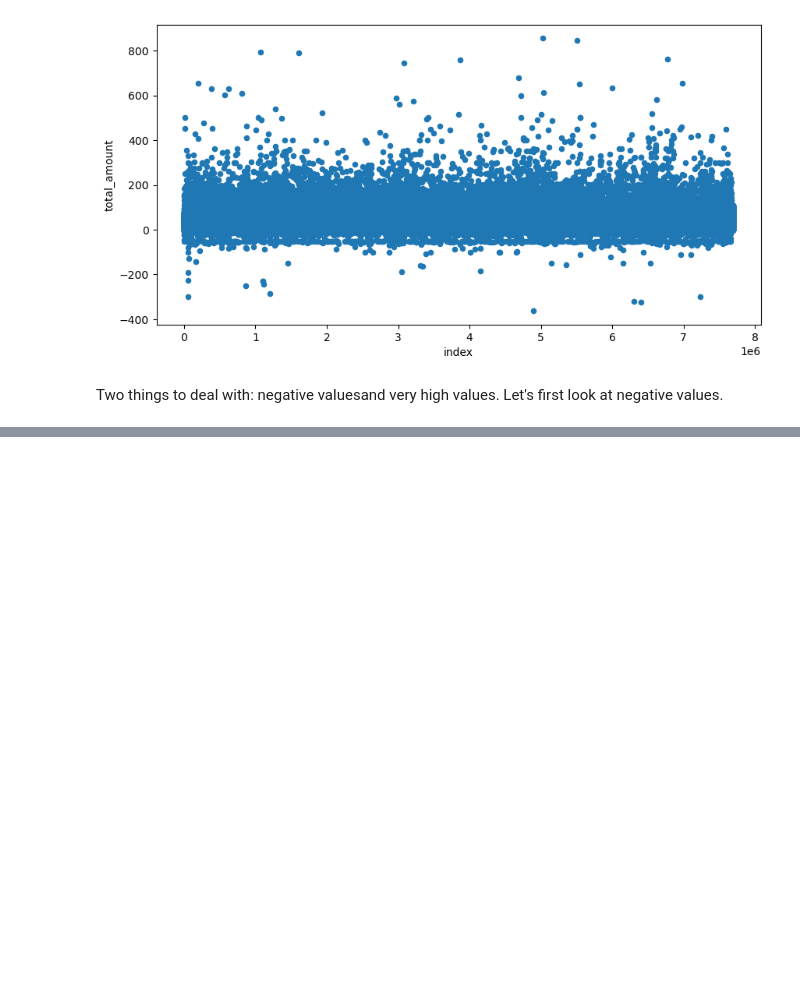
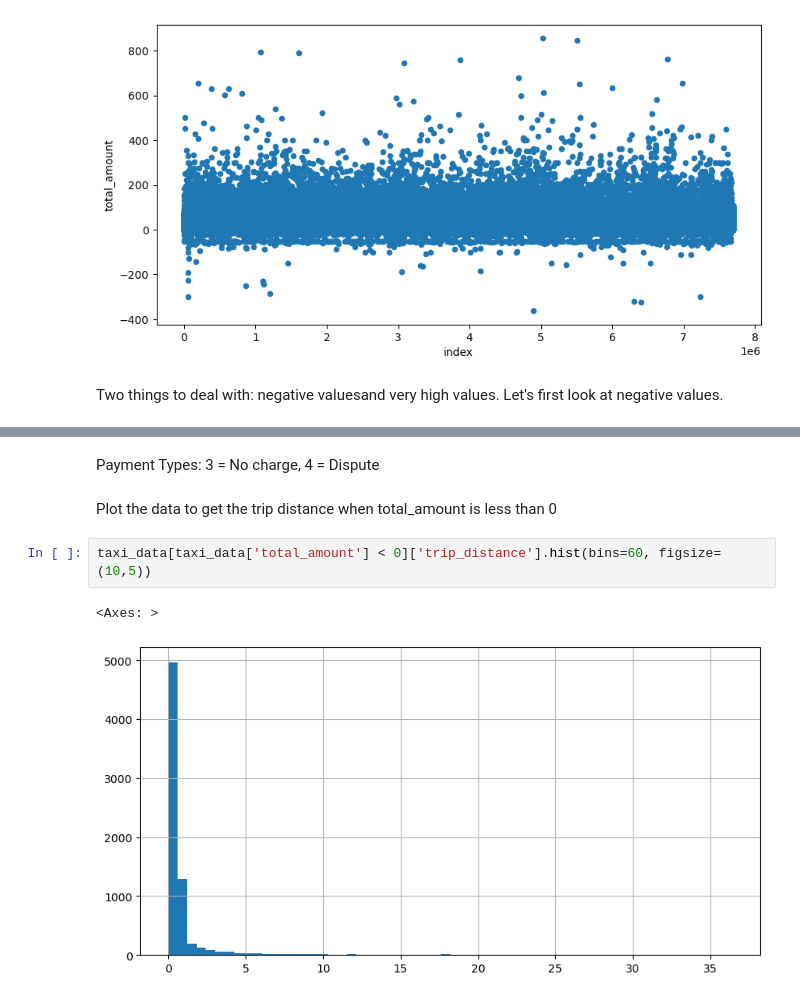
Before and after one commit to negreteo/new-york-taxi-analysis, a Jupyter notebook: NY Yellow Taxis notebook.ipynb, the cells around one changed output, grey strips where cells are left out. Cells and saved outputs as stored; diff of their text form; blank space fills up the shorter version.

```diff
--- a/NY Yellow Taxis notebook.ipynb
+++ b/NY Yellow Taxis notebook.ipynb
@@ -110,0 +140,9 @@ Two things to deal with: negative valuesand very high values. Let's first look a
+# %% [markdown]
+Payment Types: 3 = No charge, 4 = Dispute
+# %% [markdown]
+Plot the data to get the trip distance when total_amount is less than 0
+# %%
+taxi_data[taxi_data['total_amount'] < 0]['trip_distance'].hist(bins=60, figsize=(10,5))
+# %% [output]
+<Axes: >
+[figure, added]
```
Also changed, not shown: parts of 20 cells of this notebook.
